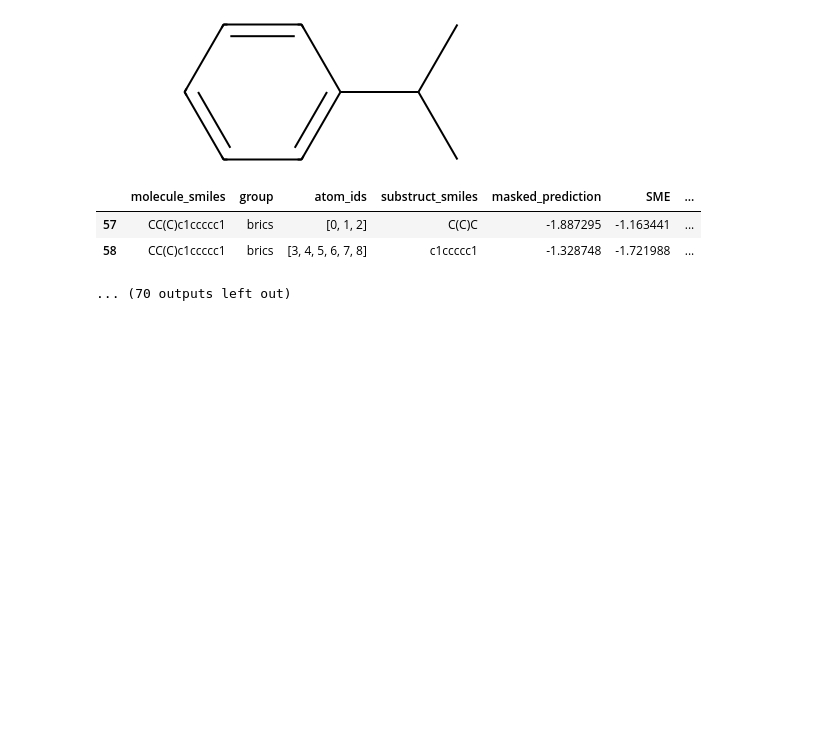
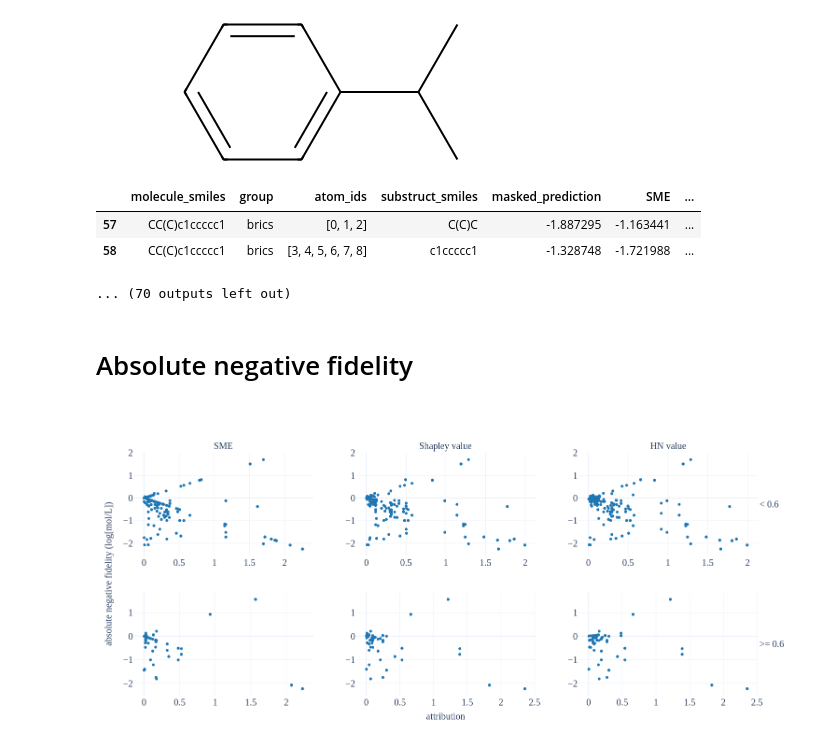
Before and after one commit to xwieme/MastatThesis, a Jupyter notebook: code/notebooks/fidelity.ipynb, the cells around one changed output. Drawn from its saved outputs; the diff is of its cells as text; code cells hidden in the pictures; blank space fills up the shorter version.

Commit message:
Edit fidelity results

```diff
--- a/code/notebooks/fidelity.ipynb
+++ b/code/notebooks/fidelity.ipynb
@@ -142,3 +149,57 @@ for smiles in df.query("fidelity_type == 'positive' and fidelity <= 0 and absolu
 | 57 | CC(C)c1ccccc1 | brics | [0, 1, 2] | C(C)C | -1.887295 | -1.163441 | ... |
 | 58 | CC(C)c1ccccc1 | brics | [3, 4, 5, 6, 7, 8] | c1ccccc1 | -1.328748 | -1.721988 | ... |
 ... (70 outputs left out)
+# %% [markdown]
+# Absolute negative fidelity
+# %%
+methods = ["SME_abs", "Shapley_value_abs", "HN_value_abs"]
+fig = make_subplots(
+    rows=2,
+    cols=3,
+    column_titles=["SME", "Shapley value", "HN value"],
+    row_titles=["< 0.6", ">= 0.6"],
+    x_title="attribution",
+    y_title="absolute negative fidelity (log[mol/L])"
+)
+
+for i, attribution_method in enumerate(methods):
+
+    abs_fidelities = pd.merge(
+            df.query("fidelity_type == 'negative_abs'"),
+            attributions.groupby("molecule_smiles")[attribution_method].min().to_frame("min_abs_attribution"),
+            left_on="smiles",
+            right_on="molecule_smiles",
+            how="left"
+        )
+
+    fig.add_trace(
+        go.Scatter(
+            x=abs_fidelities.query("absolute_error < 0.6")["min_abs_attribution"],
+            y=abs_fidelities.query("absolute_error < 0.6")["fidelity"],
+            mode="markers",
+            marker=dict(color="#1f77b4"),
+            showlegend=False
+        ),
+        row=1, col=i+1
+    )
+
+    fig.add_trace(
+        go.Scatter(
+            x=abs_fidelities.query("absolute_error >= 0.6")["min_abs_attribution"],
+            y=abs_fidelities.query("absolute_error >= 0.6")["fidelity"],
+            mode="markers",
+            marker=dict(color="#1f77b4"),
+            showlegend=False
+        ),
+        row=2, col=i+1
+    )
+
+for annotation in fig["layout"]["annotations"]:
+    if annotation["textangle"] == 90:
+        annotation["textangle"] = 0
+
+fig.update_layout(autosize=False, width=1200, height=700, template="plotly_white", font={"size": 20, "family": "times new roman"})
+fig.update_annotations(font={"size": 20, "family": "times new roman"})
+fig.show()
+# %% [output]
+[figure, added]
```
Also changed, not shown: parts of 10 cells of this notebook, 8 other files.
